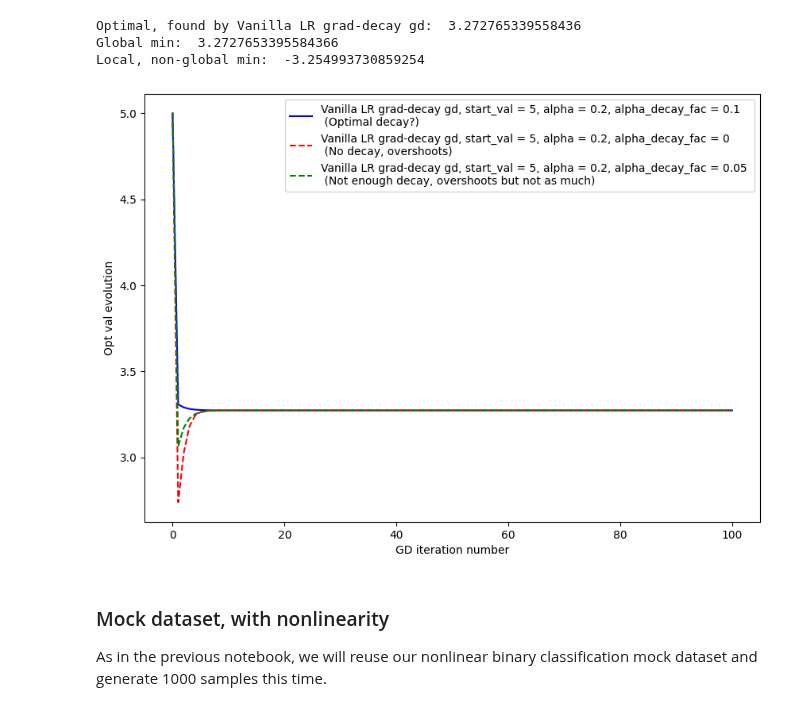
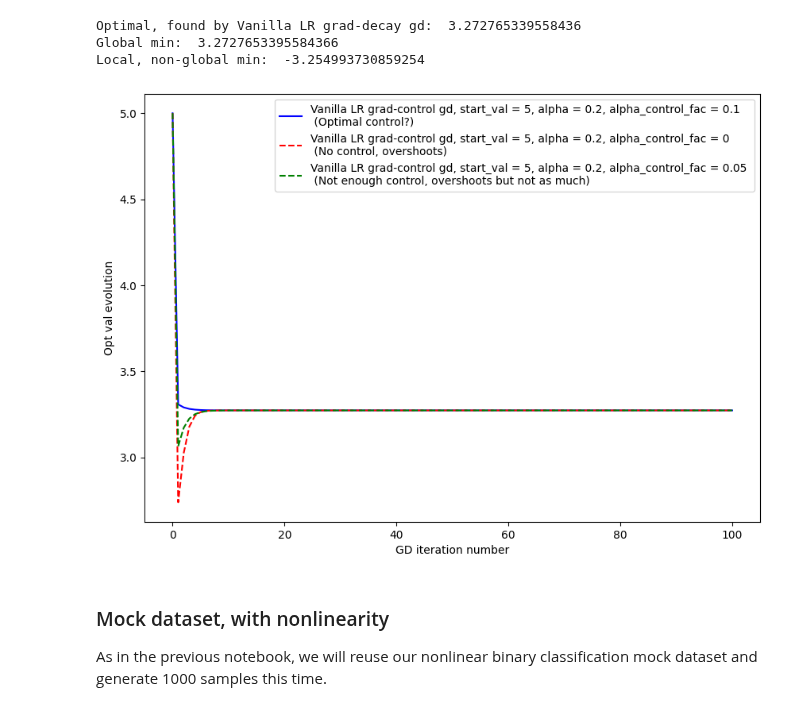
Before and after one commit to matthieudemari/SUTD_DL_50_039, a Jupyter notebook: W2/0. All/Code files/5. Advanced Gradient Descent Optimizers - AdaGrad, RMSProp and Adam.ipynb, the cells around one changed output. Drawn from its saved outputs; the diff is of its cells as text; code cells hidden in the pictures.

```diff
--- a/W2/0. All/Code files/5. Advanced Gradient Descent Optimizers - AdaGrad, RMSProp and Adam.ipynb
+++ b/W2/0. All/Code files/5. Advanced Gradient Descent Optimizers - AdaGrad, RMSProp and Adam.ipynb
@@ -393,12 +408,12 @@ $$ \alpha = \frac{1}{1 + \alpha_{df} \sqrt{|f'(x)|}} $$
 # %%
-def vanilla_gd_gradlrdecay(start_val, alpha = 0.1, alpha_decay_fac = 0.99, n_iter = 100):
+def vanilla_gd_gradlr(start_val, alpha = 0.1, alpha_control_fac = 0.99, n_iter = 100):
     val = start_val
     list_vals = [val]
     for iter_num in range(n_iter):
         # Compute gradients
         grad = obj_fun_deriv(val)
         # Gradient-based decay on LR
-        alpha *= 1/(1 + alpha_decay_fac*np.sqrt(np.abs(grad)))
+        alpha *= 1/(1 + alpha_control_fac*np.sqrt(np.abs(grad)))
         # Update value
         val += -alpha*grad
         list_vals.append(val)
@@ -416,11 +431,11 @@ Optimal, found by Vanilla LR grad-decay gd:  3.272765339558436
 Global min:  3.2727653395584366
 Local, non-global min:  -3.254993730859254
 # %%
-opt_val_gradlrdecay_gd2, val_list_gradlrdecay_gd2 = vanilla_gd_gradlrdecay(start_val = 5, \
-                                                                           alpha = 0.2, \
-                                                                           alpha_decay_fac = 0, \
-                                                                           n_iter = 100)
-print("Optimal, found by Vanilla LR grad-decay gd: ", opt_val_gradlrdecay_gd2)
+opt_val_gradlr_gd2, val_list_gradlr_gd2 = vanilla_gd_gradlr(start_val = 5, \
+                                                            alpha = 0.2, \
+                                                            alpha_control_fac = 0, \
+                                                            n_iter = 100)
+print("Optimal, found by Vanilla LR grad-decay gd: ", opt_val_gradlr_gd2)
 print("Global min: ", approx_min_x)
 print("Local, non-global min: ", approx_min_x2)
 # %% [output]
@@ -428,11 +443,11 @@ Optimal, found by Vanilla LR grad-decay gd:  3.272765339558436
 Global min:  3.2727653395584366
 Local, non-global min:  -3.254993730859254
 # %%
-opt_val_gradlrdecay_gd3, val_list_gradlrdecay_gd3 = vanilla_gd_gradlrdecay(start_val = 5, \
-                                                                           alpha = 0.2, \
-                                                                           alpha_decay_fac = 0.05, \
-                                                                           n_iter = 100)
-print("Optimal, found by Vanilla LR grad-decay gd: ", opt_val_gradlrdecay_gd3)
+opt_val_gradlr_gd3, val_list_gradlr_gd3 = vanilla_gd_gradlr(start_val = 5, \
+                                                            alpha = 0.2, \
+                                                            alpha_control_fac = 0.05, \
+                                                            n_iter = 100)
+print("Optimal, found by Vanilla LR grad-decay gd: ", opt_val_gradlr_gd3)
 print("Global min: ", approx_min_x)
 print("Local, non-global min: ", approx_min_x2)
 # %% [output]
@@ -441,21 +456,21 @@ Global min:  3.2727653395584366
 Local, non-global min:  -3.254993730859254
 # %%
 plt.figure(figsize = (10, 7))
-label1 = "Vanilla LR grad-decay gd, start_val = 5, alpha = 0.2, alpha_decay_fac = 0.1"
-label1 += " \n (Optimal decay?)"
-plt.plot(range(len(val_list_gradlrdecay_gd1)), val_list_gradlrdecay_gd1, "b", label = label1)
-label2 = "Vanilla LR grad-decay gd, start_val = 5, alpha = 0.2, alpha_decay_fac = 0"
-label2 += " \n (No decay, overshoots)"
-plt.plot(range(len(val_list_gradlrdecay_gd2)), val_list_gradlrdecay_gd2, "r--", label = label2)
-label3 = "Vanilla LR grad-decay gd, start_val = 5, alpha = 0.2, alpha_decay_fac = 0.05"
-label3 += " \n (Not enough decay, overshoots but not as much)"
-plt.plot(range(len(val_list_gradlrdecay_gd3)), val_list_gradlrdecay_gd3, "g--", label = label3)
+label1 = "Vanilla LR grad-control gd, start_val = 5, alpha = 0.2, alpha_control_fac = 0.1"
+label1 += " \n (Optimal control?)"
+plt.plot(range(len(val_list_gradlr_gd1)), val_list_gradlr_gd1, "b", label = label1)
+label2 = "Vanilla LR grad-control gd, start_val = 5, alpha = 0.2, alpha_control_fac = 0"
+label2 += " \n (No control, overshoots)"
+plt.plot(range(len(val_list_gradlr_gd2)), val_list_gradlr_gd2, "r--", label = label2)
+label3 = "Vanilla LR grad-control gd, start_val = 5, alpha = 0.2, alpha_control_fac = 0.05"
+label3 += " \n (Not enough control, overshoots but not as much)"
+plt.plot(range(len(val_list_gradlr_gd3)), val_list_gradlr_gd3, "g--", label = label3)
 plt.xlabel("GD iteration number")
 plt.ylabel("Opt val evolution")
 plt.legend(loc = "best")
 plt.show()
 # %% [output]
-[figure, old version]
+[figure, new version]
 # %% [markdown]
 ### Mock dataset, with nonlinearity
 
```
Also changed, not shown: parts of 24 cells of this notebook, 1 other file.
